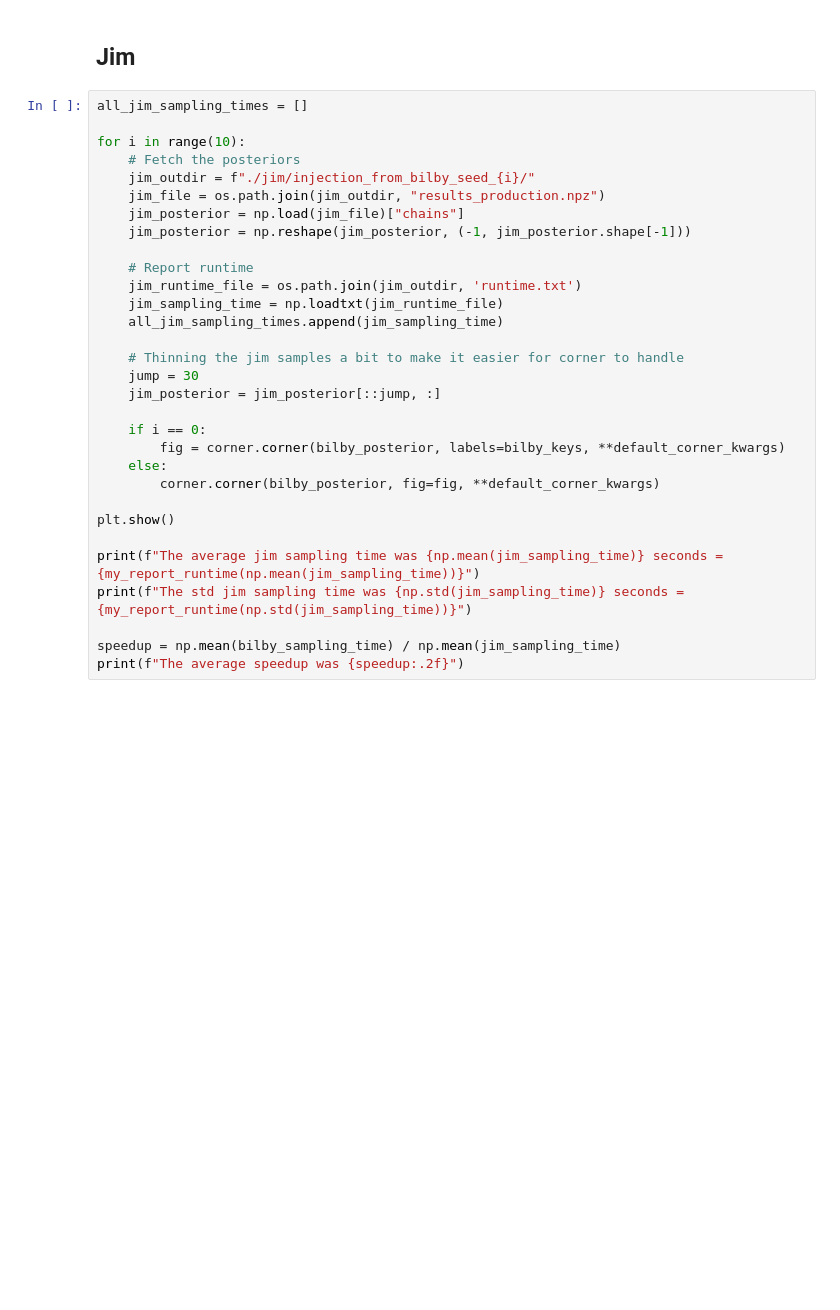
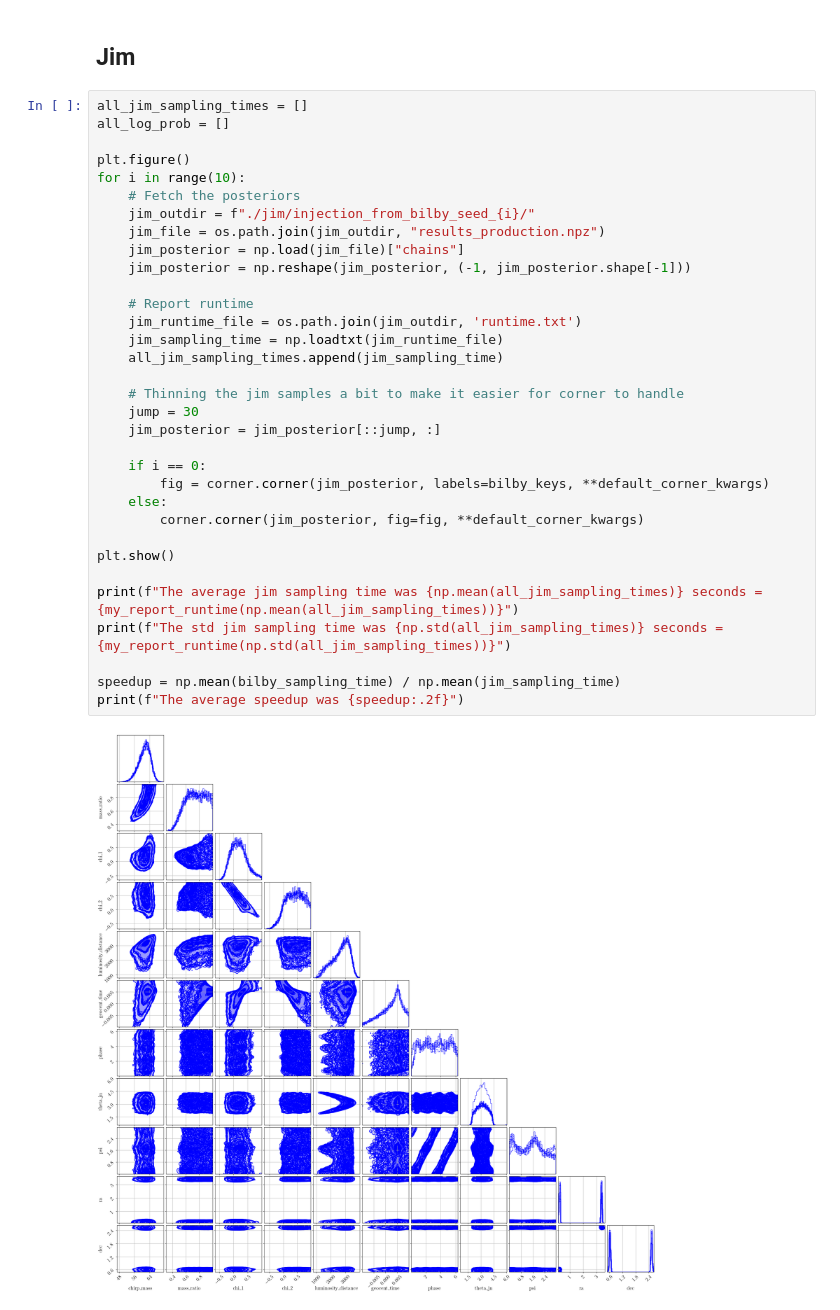
Before and after one commit to ThibeauWouters/jim_meets_harmonic, a Jupyter notebook: paper_neurips/varying_sample_seed/cornerplots.ipynb, the cells around one changed output. Saved outputs shown, nothing was run; the diff lists cells and outputs as text; blank space fills up the shorter version.

```diff
--- a/paper_neurips/varying_sample_seed/cornerplots.ipynb
+++ b/paper_neurips/varying_sample_seed/cornerplots.ipynb
@@ -99,33 +99,36 @@ The std bilby sampling time was 0.0 seconds = 0h 0m 0s
 ## Jim
 # %%
 all_jim_sampling_times = []
+all_log_prob = []
 
+plt.figure()
 for i in range(10):
     # Fetch the posteriors
     jim_outdir = f"./jim/injection_from_bilby_seed_{i}/"
     jim_file = os.path.join(jim_outdir, "results_production.npz")
     jim_posterior = np.load(jim_file)["chains"]
     jim_posterior = np.reshape(jim_posterior, (-1, jim_posterior.shape[-1]))
 
     # Report runtime
     jim_runtime_file = os.path.join(jim_outdir, 'runtime.txt')
     jim_sampling_time = np.loadtxt(jim_runtime_file)
     all_jim_sampling_times.append(jim_sampling_time)
 
     # Thinning the jim samples a bit to make it easier for corner to handle
     jump = 30
     jim_posterior = jim_posterior[::jump, :]
 
     if i == 0:
-        fig = corner.corner(bilby_posterior, labels=bilby_keys, **default_corner_kwargs)
+        fig = corner.corner(jim_posterior, labels=bilby_keys, **default_corner_kwargs)
     else:
-        corner.corner(bilby_posterior, fig=fig, **default_corner_kwargs)
+        corner.corner(jim_posterior, fig=fig, **default_corner_kwargs)
 
 plt.show()
 
-print(f"The average jim sampling time was {np.mean(jim_sampling_time)} seconds = {my_report_runtime(np.mean(jim_sampling_time))}")
-print(f"The std jim sampling time was {np.std(jim_sampling_time)} seconds = {my_report_runtime(np.std(jim_sampling_time))}")
+print(f"The average jim sampling time was {np.mean(all_jim_sampling_times)} seconds = {my_report_runtime(np.mean(all_jim_sampling_times))}")
+print(f"The std jim sampling time was {np.std(all_jim_sampling_times)} seconds = {my_report_runtime(np.std(all_jim_sampling_times))}")
 
 speedup = np.mean(bilby_sampling_time) / np.mean(jim_sampling_time)
 print(f"The average speedup was {speedup:.2f}")
 # %% [output]
+[figure, new version]
```
Also changed, not shown: parts of 2 cells of this notebook.
